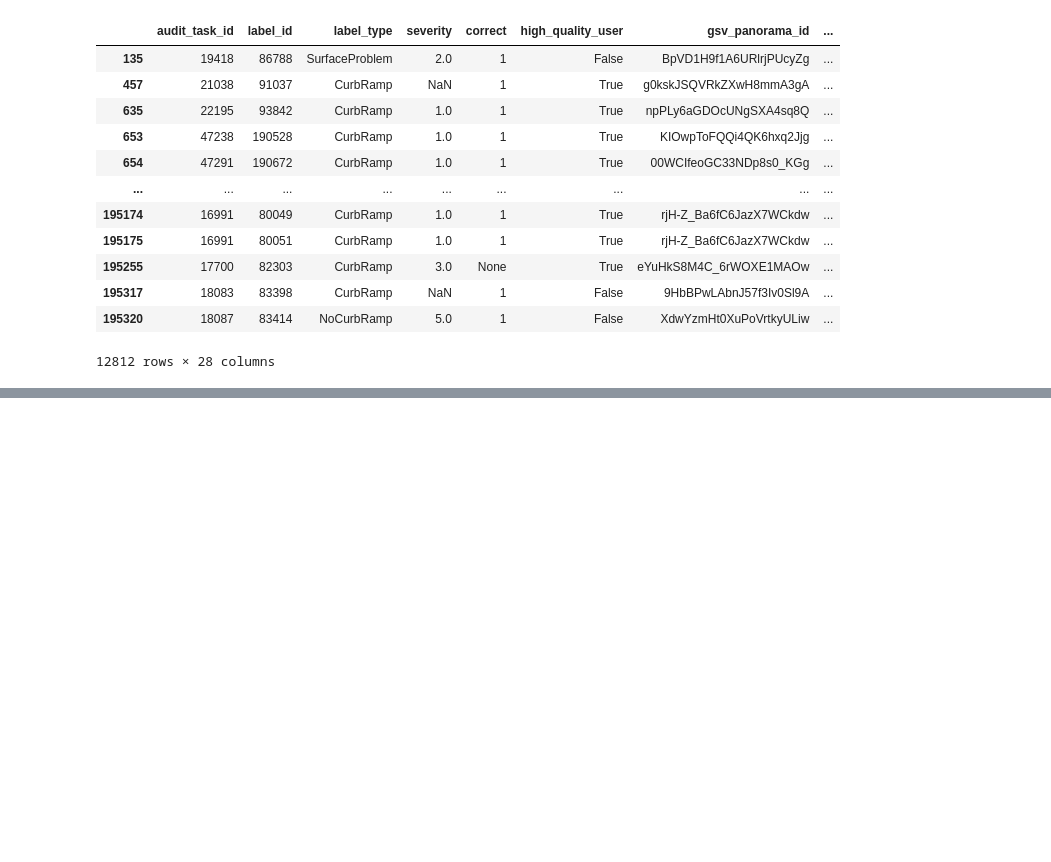
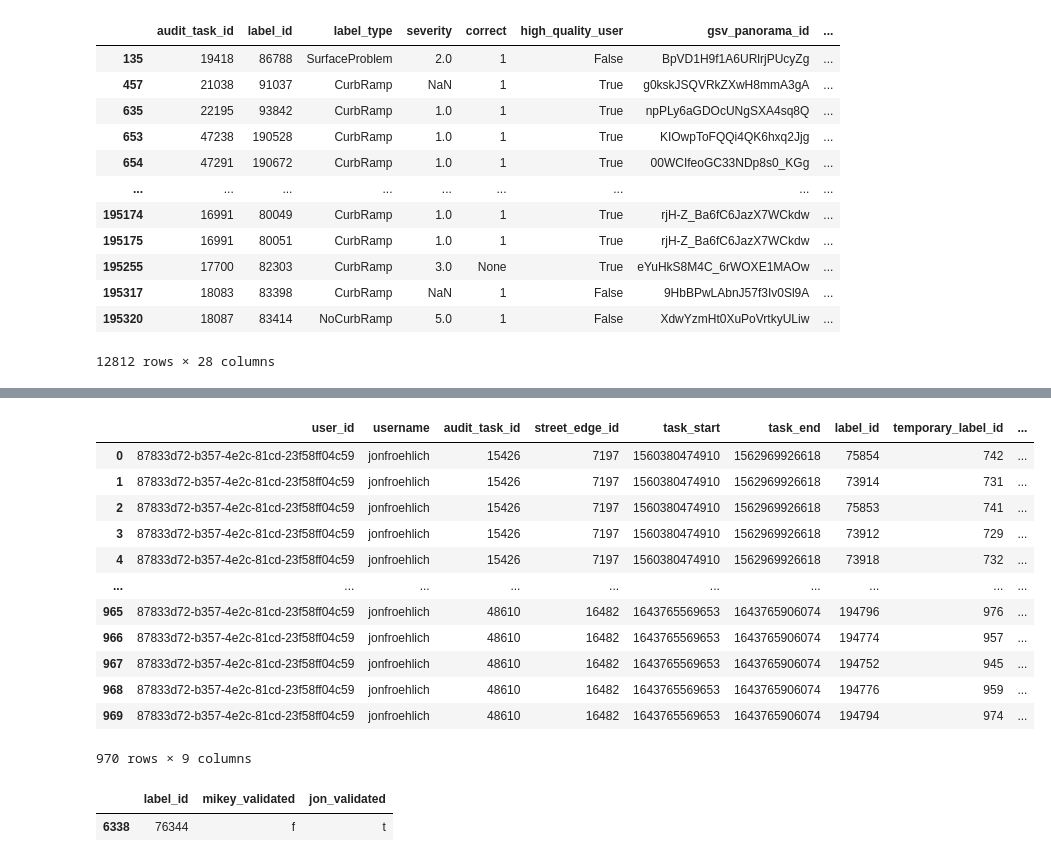
Before and after one commit to crescendochu/ML-project-sidewalk, a Jupyter notebook: seattle/data-processing.ipynb, the cells around one changed output, grey strips where cells are left out. Drawn from its saved outputs; the diff is of its cells as text; code cells hidden in the pictures; blank space fills up the shorter version.

```diff
--- a/seattle/data-processing.ipynb
+++ b/seattle/data-processing.ipynb
@@ -235,0 +296,18 @@ gt_labels.to_csv('data/gt_labels.csv', index=False)
+# %%
+#read in json file jonfroehlich
+jon = pd.read_json('data/jonfroehlich.json')
+jon
+# %% [output]
+|  | user_id | username | audit_task_id | street_edge_id | task_start | task_end | label_id | temporary_label_id | ... |
+| 0 | 87833d72-b357-4e2c-81cd-23f58ff04c59 | jonfroehlich | 15426 | 7197 | 1560380474910 | 1562969926618 | 75854 | 742 | ... |
+| 1 | 87833d72-b357-4e2c-81cd-23f58ff04c59 | jonfroehlich | 15426 | 7197 | 1560380474910 | 1562969926618 | 73914 | 731 | ... |
+| 2 | 87833d72-b357-4e2c-81cd-23f58ff04c59 | jonfroehlich | 15426 | 7197 | 1560380474910 | 1562969926618 | 75853 | 741 | ... |
+| 3 | 87833d72-b357-4e2c-81cd-23f58ff04c59 | jonfroehlich | 15426 | 7197 | 1560380474910 | 1562969926618 | 73912 | 729 | ... |
+| 4 | 87833d72-b357-4e2c-81cd-23f58ff04c59 | jonfroehlich | 15426 | 7197 | 1560380474910 | 1562969926618 | 73918 | 732 | ... |
+| ... | ... | ... | ... | ... | ... | ... | ... | ... | ... |
+| 965 | 87833d72-b357-4e2c-81cd-23f58ff04c59 | jonfroehlich | 48610 | 16482 | 1643765569653 | 1643765906074 | 194796 | 976 | ... |
+| 966 | 87833d72-b357-4e2c-81cd-23f58ff04c59 | jonfroehlich | 48610 | 16482 | 1643765569653 | 1643765906074 | 194774 | 957 | ... |
+| 967 | 87833d72-b357-4e2c-81cd-23f58ff04c59 | jonfroehlich | 48610 | 16482 | 1643765569653 | 1643765906074 | 194752 | 945 | ... |
+| 968 | 87833d72-b357-4e2c-81cd-23f58ff04c59 | jonfroehlich | 48610 | 16482 | 1643765569653 | 1643765906074 | 194776 | 959 | ... |
+| 969 | 87833d72-b357-4e2c-81cd-23f58ff04c59 | jonfroehlich | 48610 | 16482 | 1643765569653 | 1643765906074 | 194794 | 974 | ... |
+970 rows × 9 columns
@@ -235,0 +317,7 @@ gt_labels.to_csv('data/gt_labels.csv', index=False)
+# %%
+#check if label_id in jon all is in jon_true and create new dataframe
+jon_true = jon_true[jon_true['label_id'].isin(jon['label_id'])]
+jon_true
+# %% [output]
+|  | label_id | mikey_validated | jon_validated |
+| 6338 | 76344 | f | t |
```
Also changed, not shown: parts of 9 cells of this notebook, 2 other files.
